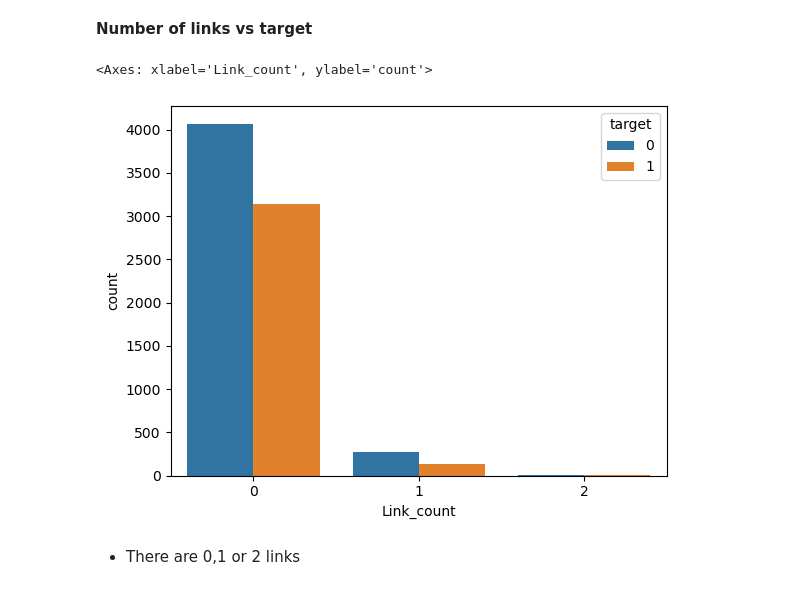
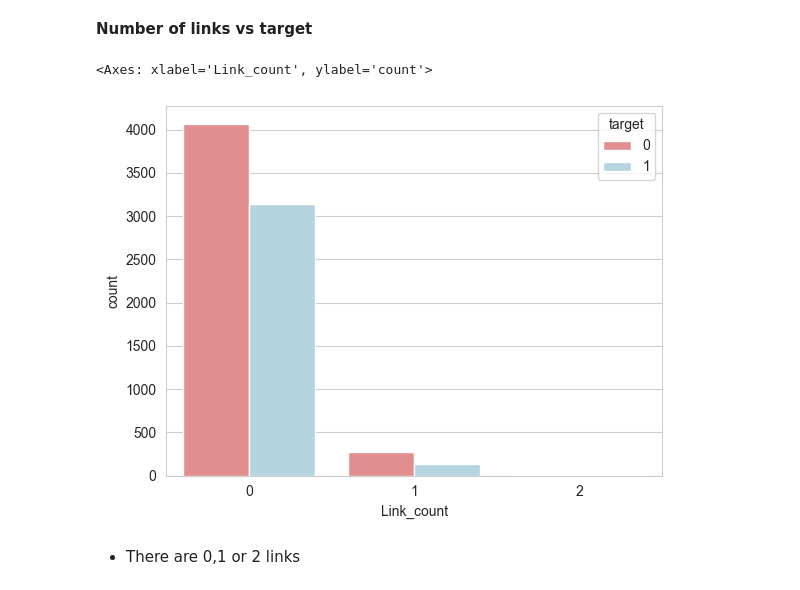
Before and after one commit to katarzynarogalska/DisasterTweets_KaggleCompetition, a Jupyter notebook: notebooks/TweetsEDA.ipynb, the cells around one changed output. Cells and saved outputs as stored; diff of their text form; code cells hidden in the pictures.

```diff
--- a/notebooks/TweetsEDA.ipynb
+++ b/notebooks/TweetsEDA.ipynb
@@ -3,15 +3,17 @@ import pandas as pd
 import seaborn as sns
 import matplotlib.pyplot as plt
 import re
+import numpy as np
 import nltk
 from nltk.corpus import stopwords
 from nltk.tokenize import word_tokenize
 # Uncomment for first use
 #nltk.download('punkt')
 #nltk.download('stopwords')
+sns.set_style("whitegrid")
 # %%
-#df=pd.read_csv('../data/train.csv')
-df=pd.read_csv('train.csv')
+df=pd.read_csv('../data/train.csv')
+# df=pd.read_csv('train.csv')
 # %% [markdown]
 **Taget : Identify wheter the tweet is about a real disaster or not**
 # %% [markdown]
@@ -250,0 +298,23 @@ sns.countplot(df, x='Punctuation_count', hue='target')
+# %%
+sns.set_style("whitegrid")
+
+# Set the color palette
+
+
+# Set the figure size
+plt.figure(figsize=(12, 6))
+
+# Create the count plot
+sns.countplot(data=df, x='Punctuation_count', hue='target', palette=['lightcoral', 'lightblue'])
+
+# Add a title
+plt.title('Count of Targets by Punctuation Count')
+
+# Add labels to axes
+plt.xlabel('Punctuation Count')
+plt.ylabel('Count')
+
+# Show the plot
+plt.legend(title='Target')
+plt.tight_layout()
+plt.show()
@@ -260,10 +332,10 @@ def count_links(text):
 # %%
 df['Link_count']=df['text'].apply(count_links)
 # %%
-sns.countplot(df, x='Link_count', hue='target')
+sns.countplot(df, x='Link_count', hue='target',palette=['lightcoral', 'lightblue'])
 # %% [output]
 <Axes: xlabel='Link_count', ylabel='count'>
-[figure, old version]
+[figure, new version]
 # %% [markdown]
 * There are 0,1 or 2 links
 # %%
```
Also changed, not shown: parts of 23 cells of this notebook.
